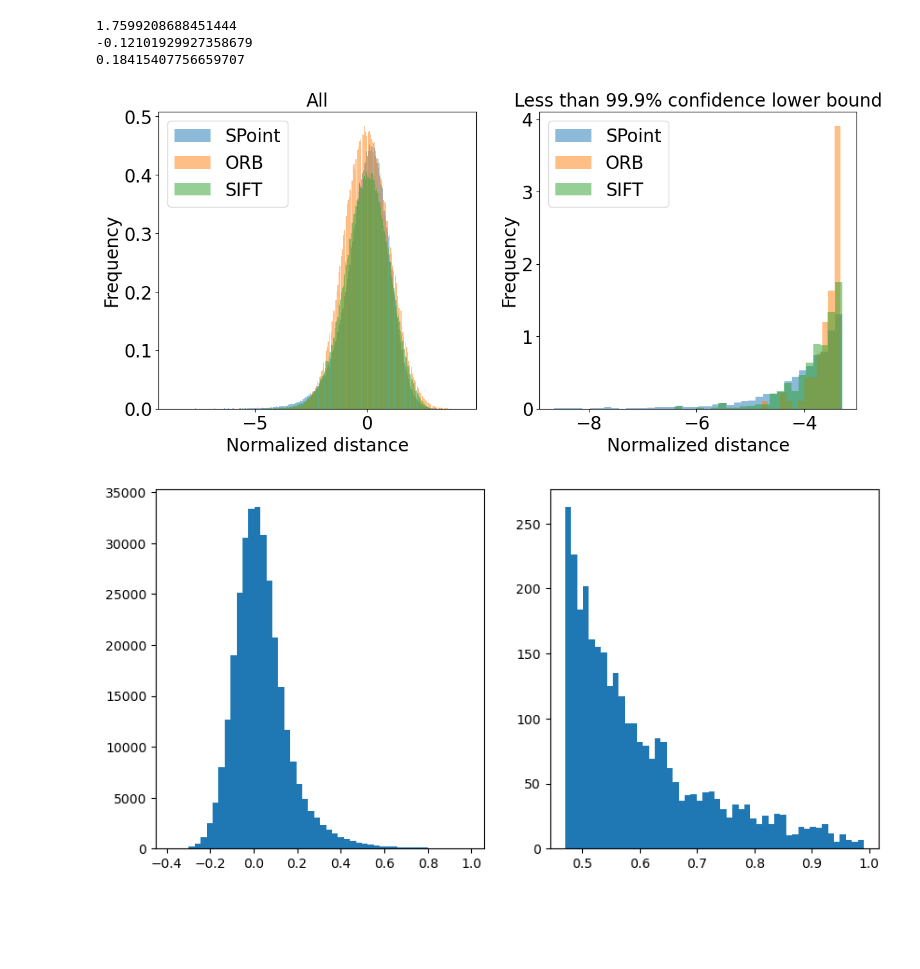
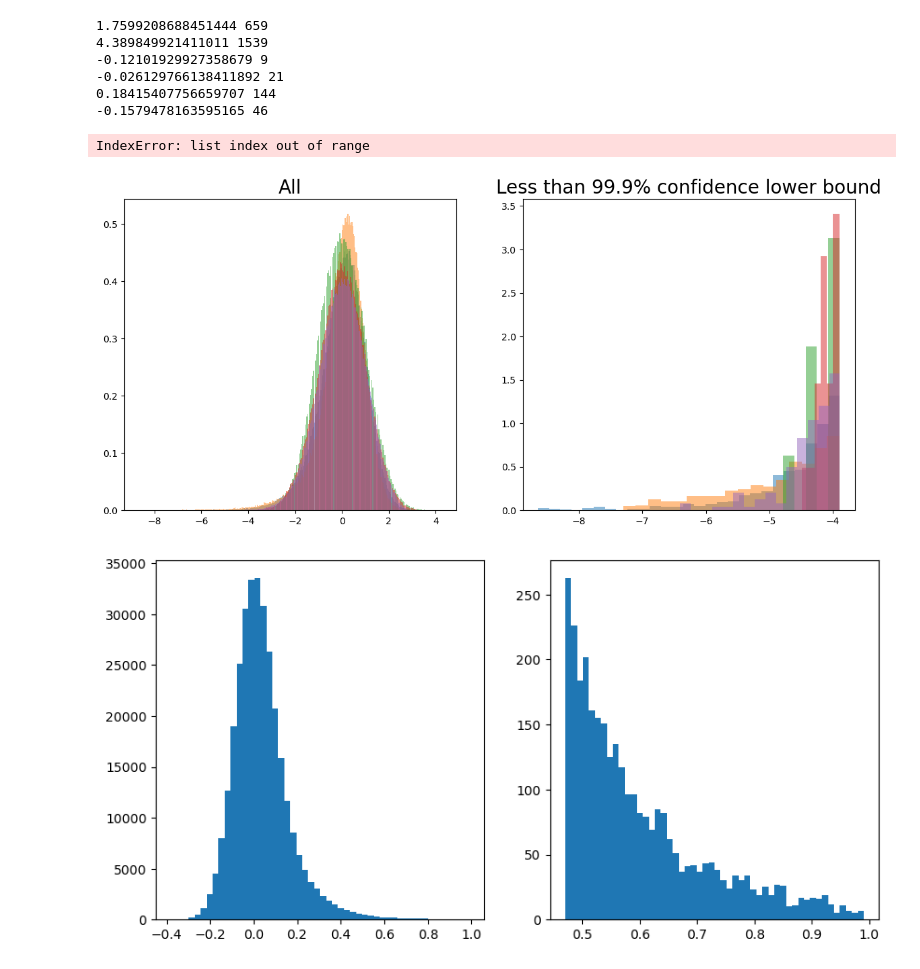
Before and after one commit to imonalc/Keypoints, a Jupyter notebook: EDA_descriptor.ipynb, the cells around one changed output. Saved outputs shown, nothing was run; the diff lists cells and outputs as text; code cells hidden in the pictures; blank space fills up the shorter version.

```diff
--- a/EDA_descriptor.ipynb
+++ b/EDA_descriptor.ipynb
@@ -332,7 +333,7 @@ detection: 1.476736068725586
 (500, 256)
 # %%
-sim_list = [sim_sp, sim_o, sim_s]
-nm_list = ["SPoint", "ORB", "SIFT"]
+sim_list = [sim_sp, sim_p, sim_o, sim_to, sim_s, sim_ts]
+nm_list = ["SPoint", "Tspoint" "ORB", "TORB", "SIFT", "TSIFT"]
 # %%
 sim_dict = {
     "spoint": sim_sp,
@@ -351,33 +352,37 @@ import scipy
 # %%
 def plot(sim_list):
     fig_img, axs = plt.subplots(1, 2, figsize=(6*2+2, 6))
     axs[0].set_title("All", fontsize=20)
     axs[1].set_title("Less than 99.9% confidence lower bound", fontsize=20)
     for idx, sim in enumerate(sim_list):
         flat_sim = sim.flatten().copy()
         flat_sim = 1-flat_sim
         flat_sim = (flat_sim - np.mean(flat_sim)) / np.std(flat_sim)
-        print(scipy.stats.kurtosis(flat_sim))
-        threshold = 3.29
+        threshold = 3.89
         filtered_sim = flat_sim[flat_sim < -threshold].copy()
+        print(scipy.stats.kurtosis(flat_sim), len(filtered_sim))
         #axs[0].hist(flat_sim, bins=50,alpha=0.5, label=nm_list[idx])
         #axs[1].hist(filtered_sim, bins=50, alpha=0.5, label=nm_list[idx])
         axs[0].hist(flat_sim, bins="auto", alpha=0.5, label=nm_list[idx], density=True)
         axs[1].hist(filtered_sim, bins="auto", alpha=0.5, label=nm_list[idx], density=True)
 
     for i in range(2):
         ax = axs[i]
         ax.tick_params(axis='both', labelsize=20)
         ax.set_ylabel('Frequency', fontsize=20)
         ax.set_xlabel('Normalized distance', fontsize=20)
         ax.legend(loc='upper left', fontsize=20)
     plt.show()
 plot(sim_list)
 # %% [output]
-1.7599208688451444
--0.12101929927358679
-0.18415407756659707
+1.7599208688451444 659
+4.389849921411011 1539
+-0.12101929927358679 9
+-0.026129766138411892 21
+0.18415407756659707 144
+-0.1579478163595165 46
+IndexError: list index out of range
-[figure, old version]
+[figure, new version]
 # %%
 flattened_array = sim.flatten()
 filtered_array2 = flattened_array.copy()#[flattened_array > 0]
```
Also changed, not shown: parts of 2 cells of this notebook, 7 other files.
